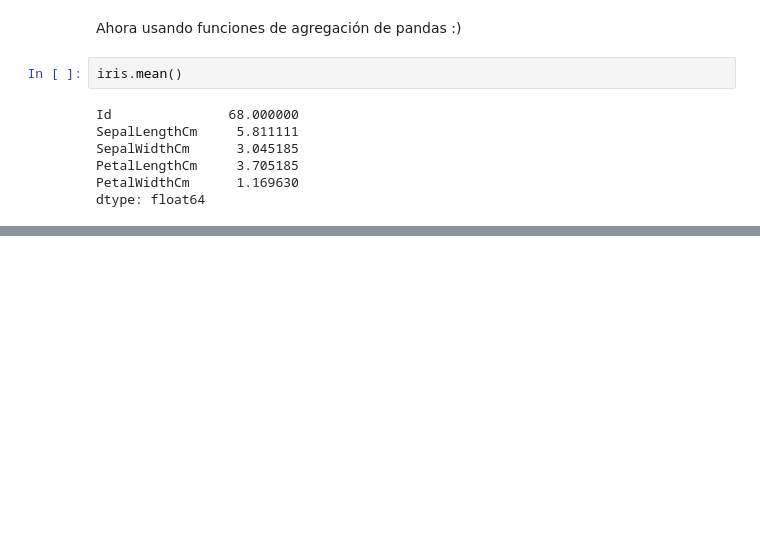
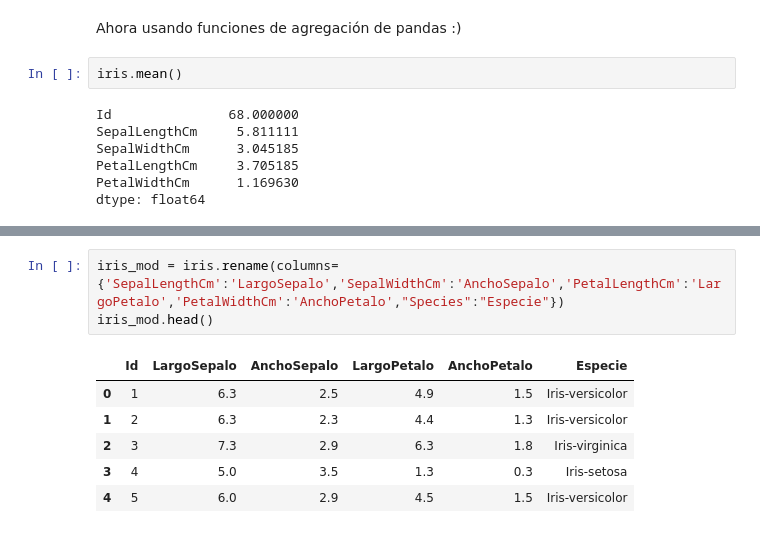
Before and after one commit to aboltCD/aboltCD, a Jupyter notebook: Pandas_Ejemplos.ipynb, the cells around one changed output, grey strips where cells are left out. Drawn from its saved outputs; the diff is of its cells as text; blank space fills up the shorter version.

```diff
--- a/Pandas_Ejemplos.ipynb
+++ b/Pandas_Ejemplos.ipynb
@@ -111,0 +137,10 @@ dtype: float64
+# %%
+iris_mod = iris.rename(columns={'SepalLengthCm':'LargoSepalo','SepalWidthCm':'AnchoSepalo','PetalLengthCm':'LargoPetalo','PetalWidthCm':'AnchoPetalo',"Species":"Especie"})
+iris_mod.head()
+# %% [output]
+|  | Id | LargoSepalo | AnchoSepalo | LargoPetalo | AnchoPetalo | Especie |
+| 0 | 1 | 6.3 | 2.5 | 4.9 | 1.5 | Iris-versicolor |
+| 1 | 2 | 6.3 | 2.3 | 4.4 | 1.3 | Iris-versicolor |
+| 2 | 3 | 7.3 | 2.9 | 6.3 | 1.8 | Iris-virginica |
+| 3 | 4 | 5.0 | 3.5 | 1.3 | 0.3 | Iris-setosa |
+| 4 | 5 | 6.0 | 2.9 | 4.5 | 1.5 | Iris-versicolor |
```
Also changed, not shown: parts of 12 cells of this notebook.
